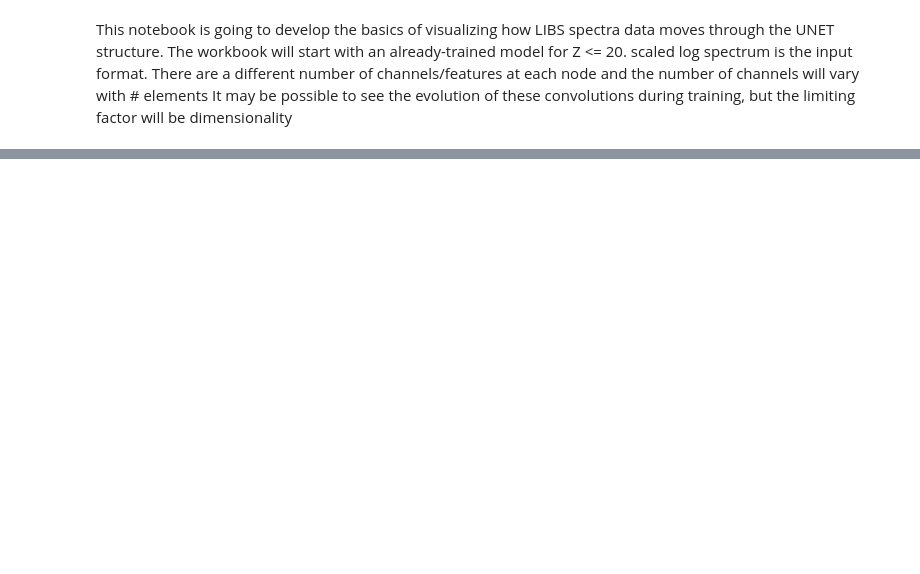
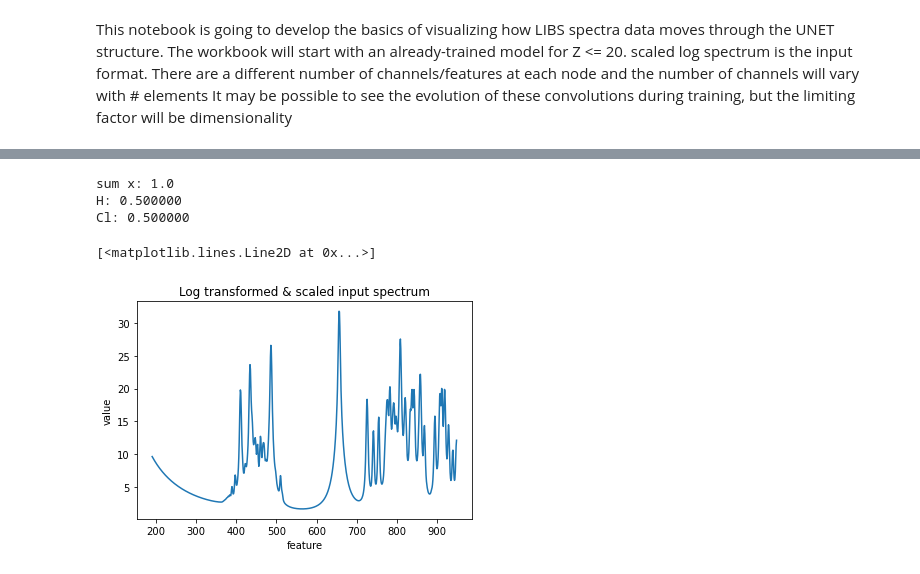
Before and after one commit to MWhitta/phaseMAP, a Jupyter notebook: Conv_Vis.ipynb, the cells around one changed output, grey strips where cells are left out. Drawn from its saved outputs; the diff is of its cells as text; code cells hidden in the pictures; blank space fills up the shorter version.

```diff
--- a/Conv_Vis.ipynb
+++ b/Conv_Vis.ipynb
@@ -113,0 +113,31 @@ TypeError: Module.register_forward_hook() takes 2 positional arguments but 3 wer
+# %%
+#Create a reusable plotting function
+#https://matplotlib.org/stable/tutorials/introductory/usage.html#sphx-glr-tutorials-introductory-usage-py
+def my_plotter(ax, data1, data2, param_dict, title='plot'):
+    ax.set_xlabel('feature')  # Add an x-label to the axes.
+    ax.set_ylabel('value')  # Add a y-label to the axes.
+    ax.set_title(title)  # Add a title to the axes.
+    out = ax.plot(data1, data2, **param_dict)
+    return out
+# %%
+#visualize the convolutions all the way through the model. One cell per node
+### Input node ###
+
+#composite spectra and components
+#x_data = input_scale * torch.log(rel_int_scale * x_data + 1)
+print(f"sum x: {torch.sum((torch.exp(x_sample[0][0]/input_scale) - 1)/rel_int_scale)}")
+#show the element fractions
+for i in range(max_z):
+    frac = np.sum((np.exp(y_sample[i]/input_scale) - 1)/rel_int_scale)
+    if frac > 0:
+        print(f"{elem_symb[i]}: {frac:>4f}")
+
+#first plot the transformed composite input spectrum we're trying to decompose
+fig, (ax1) = plt.subplots()
+my_plotter(ax1, wave, x_sample[0][0], {}, title='Log transformed & scaled input spectrum')
+# %% [output]
+sum x: 1.0
+H: 0.500000
+Cl: 0.500000
+[<matplotlib.lines.Line2D at 0x...>]
+[figure, added]
```
Also changed, not shown: parts of 7 cells of this notebook, 1 other file.
